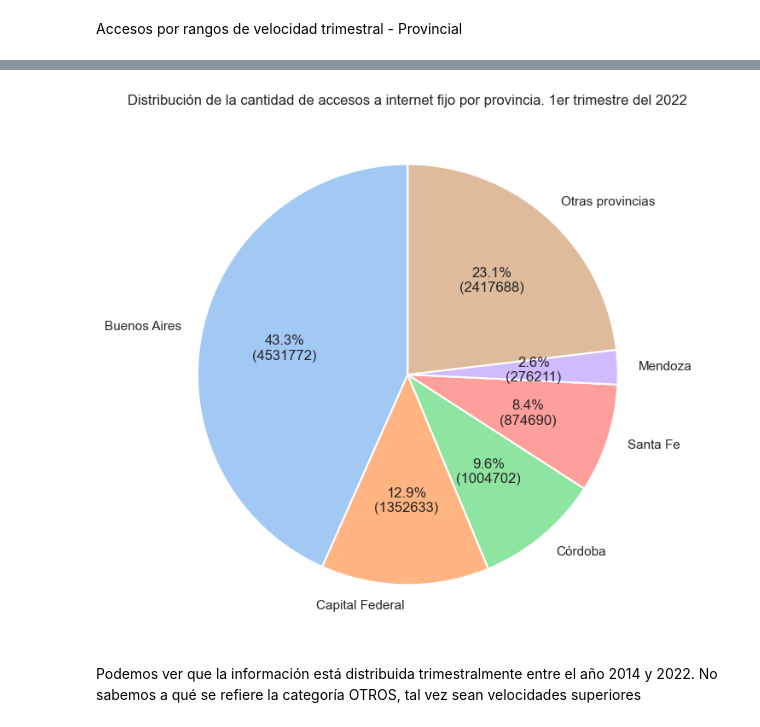
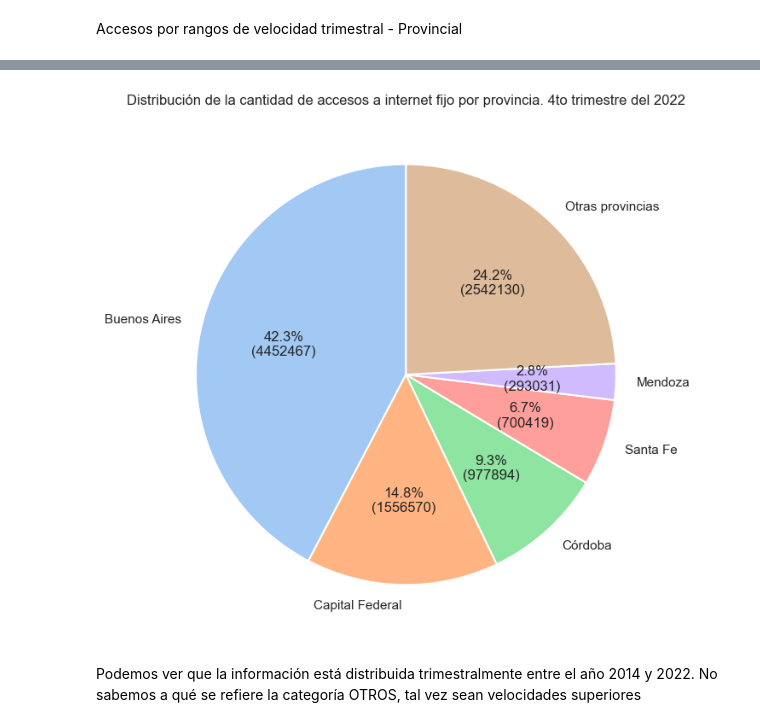
Before and after one commit to maurifigueroa/Conectividad-Enacom-DataAnalysis, a Jupyter notebook: EDA.ipynb, the cells around one changed output, grey strips where cells are left out. Drawn from its saved outputs; the diff is of its cells as text; code cells hidden in the pictures.

```diff
--- a/EDA.ipynb
+++ b/EDA.ipynb
@@ -241,24 +266,24 @@ df_accesos_veloc_prov.describe()
 # %%
 # Ejemplo de grafico de torta para un trimestre determinado
 
-df_trimestre = df_accesos_veloc_prov[(df_accesos_veloc_prov['Año'] == 2022) & (df_accesos_veloc_prov['Trimestre'] == 1)]
+df_trimestre = df_accesos_veloc_prov[(df_accesos_veloc_prov['Año'] == 2022) & (df_accesos_veloc_prov['Trimestre'] == 4)]
 df_trimestre = df_trimestre.sort_values("Total", ascending = False)
 suma_resto = df_trimestre['Total'].iloc[5:].sum()
 # Crear una nueva fila para representar las provincias agrupadas
 df_agrupado = pd.DataFrame({'Provincia': ['Otras provincias'], 'Total': [suma_resto]})
 df_trimestre = pd.concat([df_trimestre.head(5), df_agrupado])
 
 plt.figure(figsize=(8, 8))
 plt.pie(df_trimestre["Total"], labels = df_trimestre["Provincia"], autopct = lambda p: f"{p:.1f}%\n({int(p * sum(df_trimestre['Total']) / 100)})",
         startangle = 90, colors = sns.color_palette('pastel'), wedgeprops = {'linewidth': 1.5, 'edgecolor': 'white'})
 
 # Agregar título
-plt.title("Distribución de la cantidad de accesos a internet fijo por provincia. 1er trimestre del 2022")
+plt.title("Distribución de la cantidad de accesos a internet fijo por provincia. 4to trimestre del 2022")
 
 # Mostrar el gráfico
 plt.show()
 # %% [output]
-[figure, old version]
+[figure, new version]
 # %% [markdown]
 Podemos ver que la información está distribuida trimestralmente entre el año 2014 y 2022. No sabemos a qué se refiere la categoría OTROS, tal vez sean velocidades superiores
 # %%
```
Also changed, not shown: parts of 52 cells of this notebook, 16 other files.
